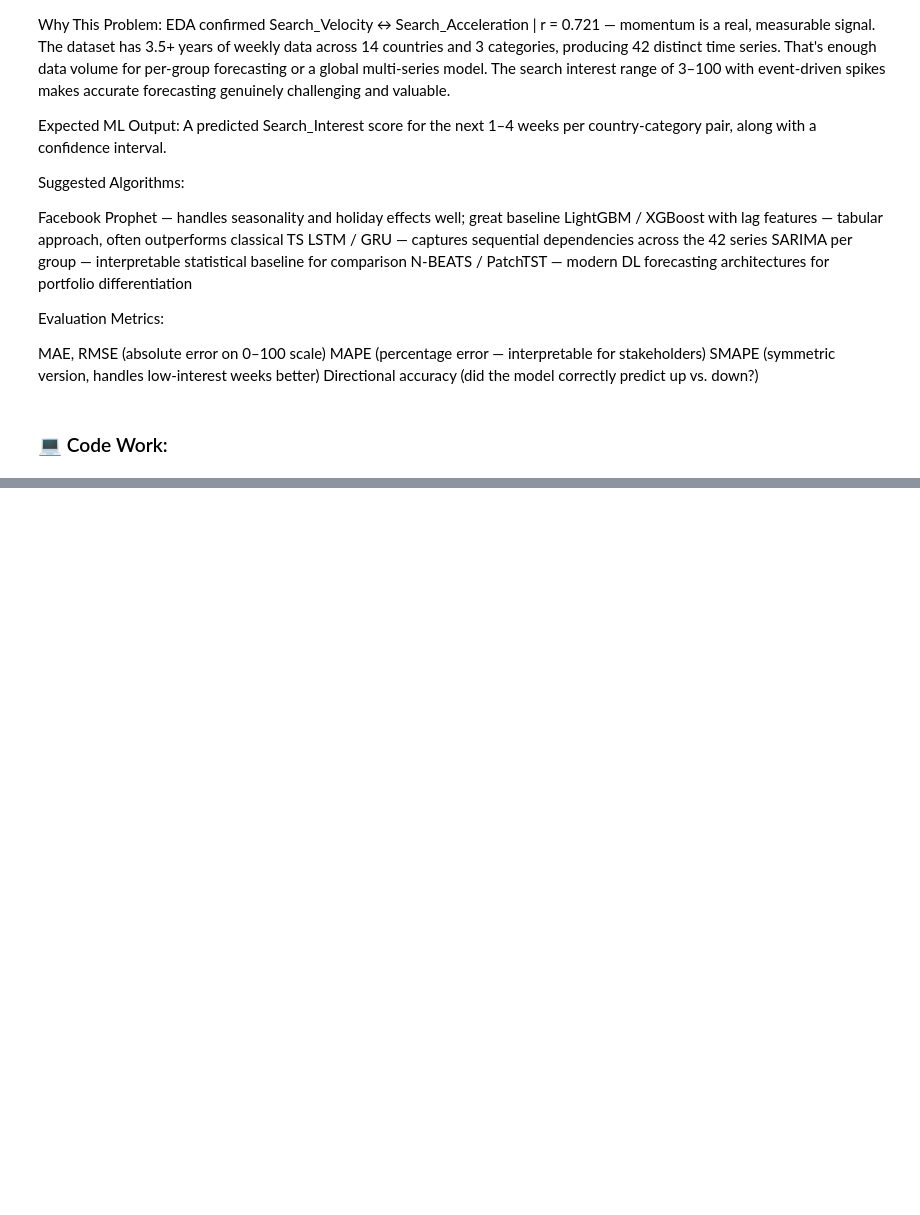
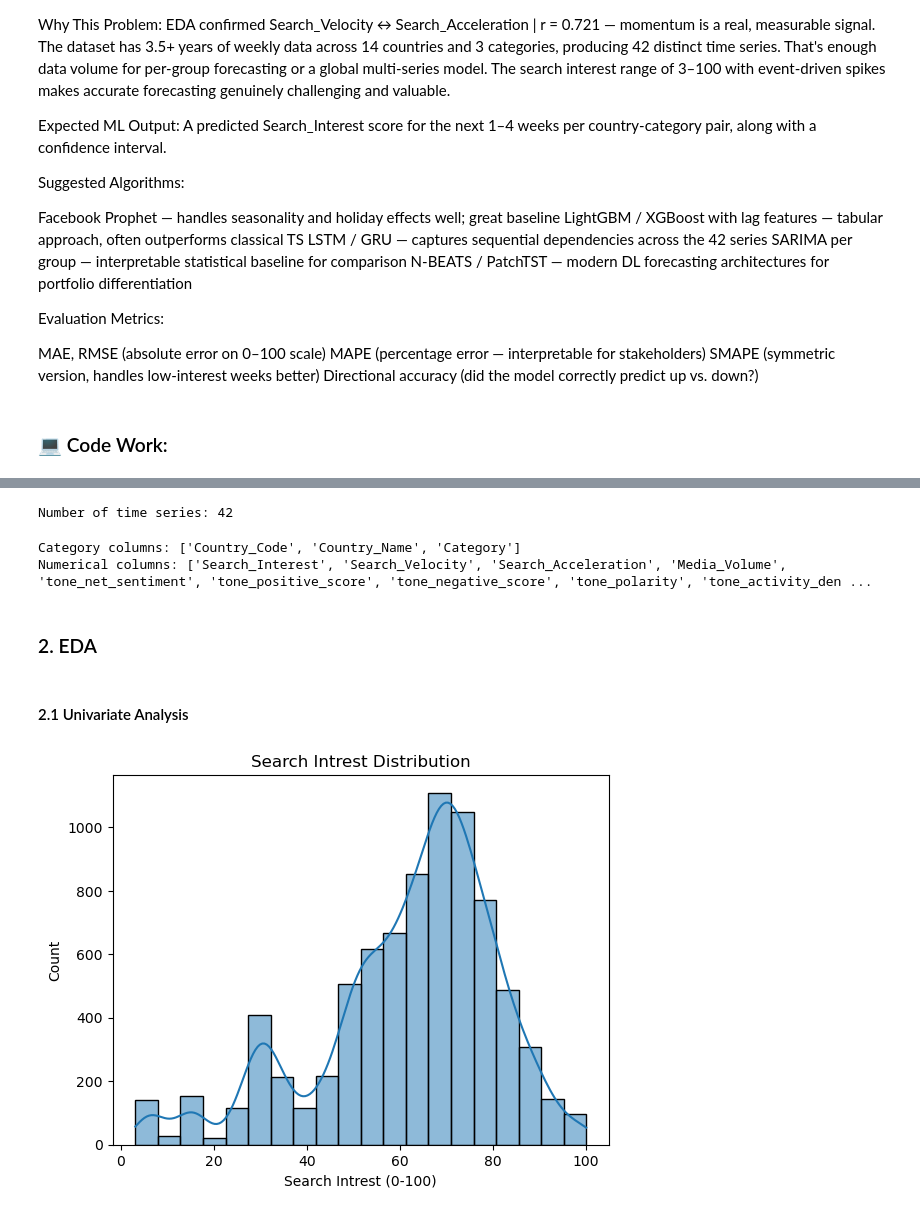
Before and after one commit to sri21-3/Marketing_Intelligence_app, a Jupyter notebook: notebooks/Search Interest Forecasting.ipynb, the cells around one changed output, grey strips where cells are left out. Cells and saved outputs as stored; diff of their text form; code cells hidden in the pictures; blank space fills up the shorter version.

```diff
--- a/notebooks/Search Interest Forecasting.ipynb
+++ b/notebooks/Search Interest Forecasting.ipynb
@@ -52,0 +73,10 @@ Directional accuracy (did the model correctly predict up vs. down?)
+# %%
+# connecting to the MySQL database
+connection = mysql.connector.connect(
+    host="localhost",
+    user="root",
+    password="!@Mstrong@1234",
+    database="GDELTTrends"
+)
+# %%
+df = pd.read_sql("SELECT * FROM final_master_dataset;", connection)
@@ -52,0 +103,2 @@ Directional accuracy (did the model correctly predict up vs. down?)
+# %%
+df['Week_Start'] = pd.to_datetime(df['Week_Start'])
@@ -52,0 +115,28 @@ Directional accuracy (did the model correctly predict up vs. down?)
+# %%
+# Number of time series
+series_count = df.groupby(["Country_Name", "Category"])
+
+print("Number of time series:", len(series_count))
+# %% [output]
+Number of time series: 42
+# %%
+cat_cols = df.select_dtypes(include=object).columns.to_list()
+num_cols = df.select_dtypes(include=['int64','float64']).columns.to_list()
+print("Category columns:",cat_cols)
+print("Numerical columns:",num_cols)
+# %% [output]
+Category columns: ['Country_Code', 'Country_Name', 'Category']
+Numerical columns: ['Search_Interest', 'Search_Velocity', 'Search_Acceleration', 'Media_Volume', 'tone_net_sentiment', 'tone_positive_score', 'tone_negative_score', 'tone_polarity', 'tone_activity_den ...
+# %% [markdown]
+### 2. EDA
+# %% [markdown]
+#### 2.1 Univariate Analysis
+# %%
+# performing univariate analysis on Search Intrest(target columns)
+plt.Figure(figsize=(6,4))
+sns.histplot(df['Search_Interest'],kde=True, bins =20)
+plt.title('Search Intrest Distribution')
+plt.xlabel('Search Intrest (0-100)')
+plt.show()
+# %% [output]
+[figure, added]
```
Also changed, not shown: parts of 49 cells of this notebook, 12 other files.
